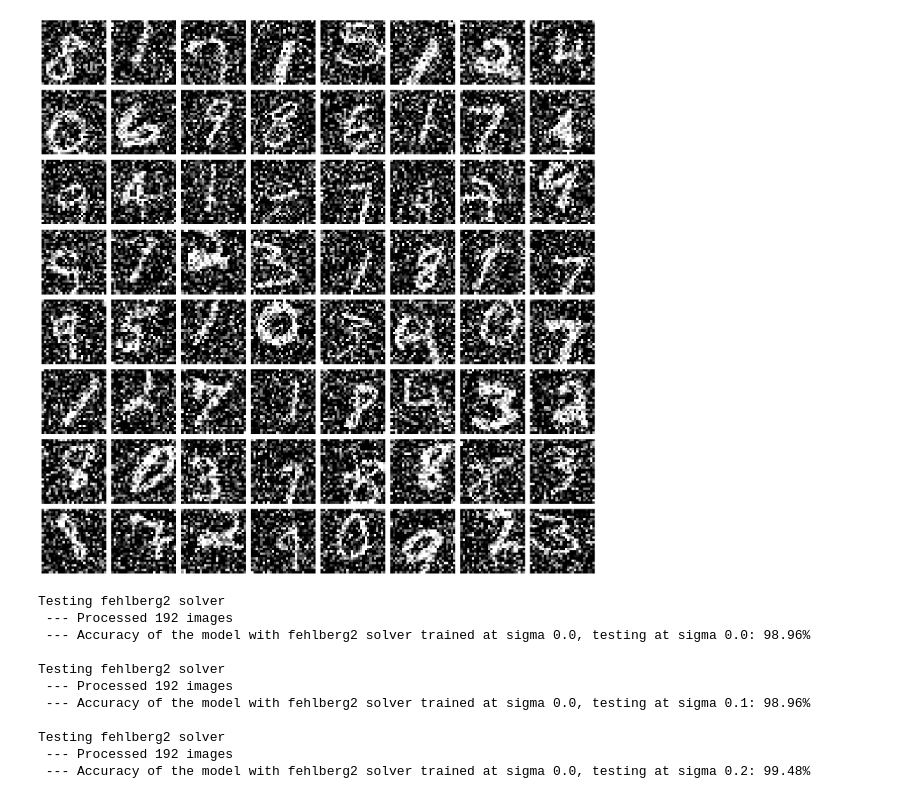
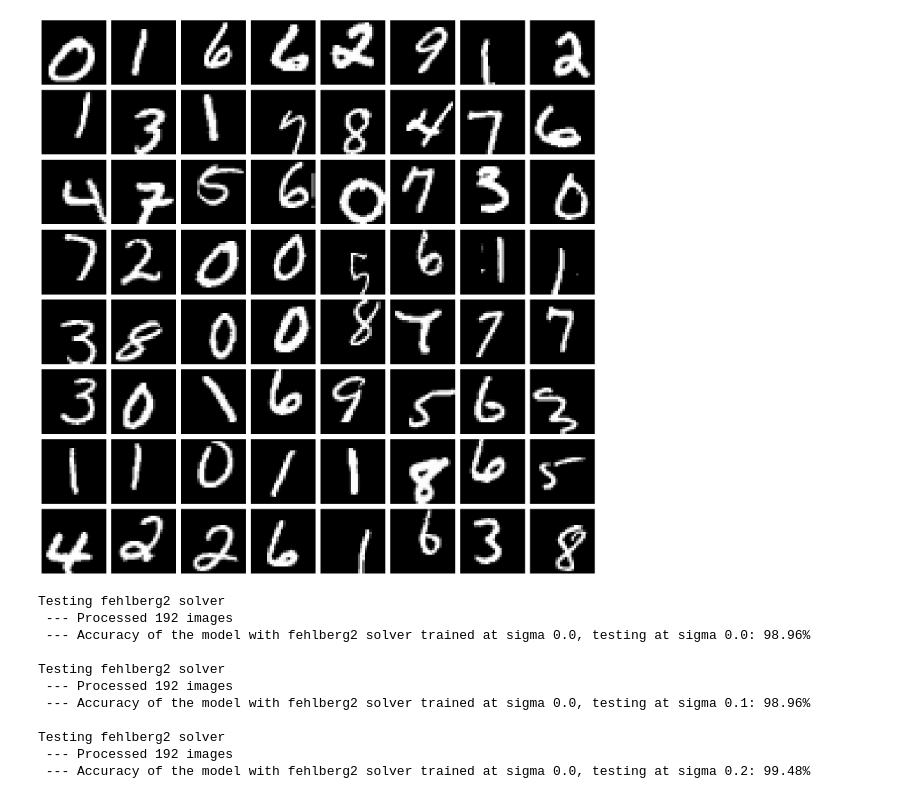
Before and after one commit to PrathamLalwani/NeuralODEs, a Jupyter notebook: MNISTtest_cw.ipynb, the cells around one changed output. Drawn from its saved outputs; the diff is of its cells as text; code cells hidden in the pictures.

```diff
--- a/MNISTtest_cw.ipynb
+++ b/MNISTtest_cw.ipynb
@@ -102,25 +102,25 @@ model = nn.Sequential(
 # %%
 # Test on data with maximum noise
 transform = transforms.Compose([
 transforms.RandomCrop(28, padding=4),
 transforms.ToTensor(),
-GaussianNoise(mean=0.0, sigma=0.5)
+GaussianNoise(mean=0.0, sigma=0.0)
 ])
 mnist = datasets.MNIST(root='./.data/mnist', train=True, transform=transform)
 dataloader = DataLoader(mnist, batch_size=64, shuffle=True)
 def show_images(images, ncols=8):
     nrows = (len(images) + ncols - 1) // ncols
     fig, axes = plt.subplots(nrows, ncols, figsize=(ncols * 2, nrows * 2))
     for i, ax in enumerate(axes.flat):
         if i < len(images):
             ax.imshow(images[i].squeeze(), cmap='gray')
         ax.axis('off')
     plt.tight_layout()
     plt.show()
 
 show_images(next(iter(dataloader))[0])
 # %% [output]
-[figure, old version]
+[figure, new version]
 # %%
 # List all the solvers that will be tested, iterating over each one to load and test the corresponding models.
 # solvers = ['dopri5', 'euler', 'rk4', 'explicit_adams','implicit_adams', 'bosh3','fehlberg2', 'euler','midpoint','dopri8','adaptive_heun']
```
Also changed, not shown: parts of 4 cells of this notebook, 4 other files.
